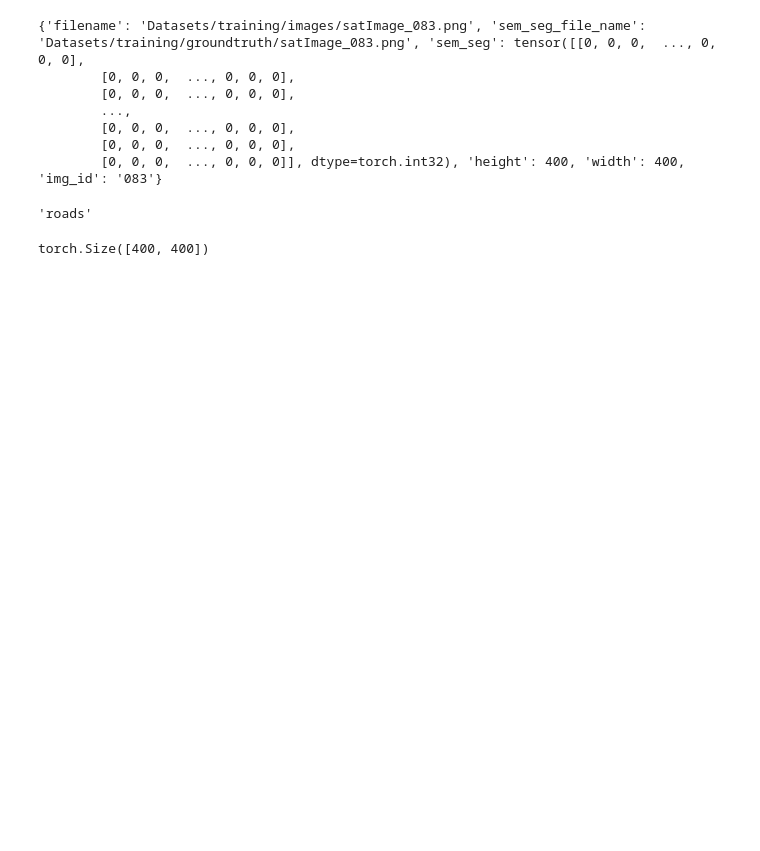
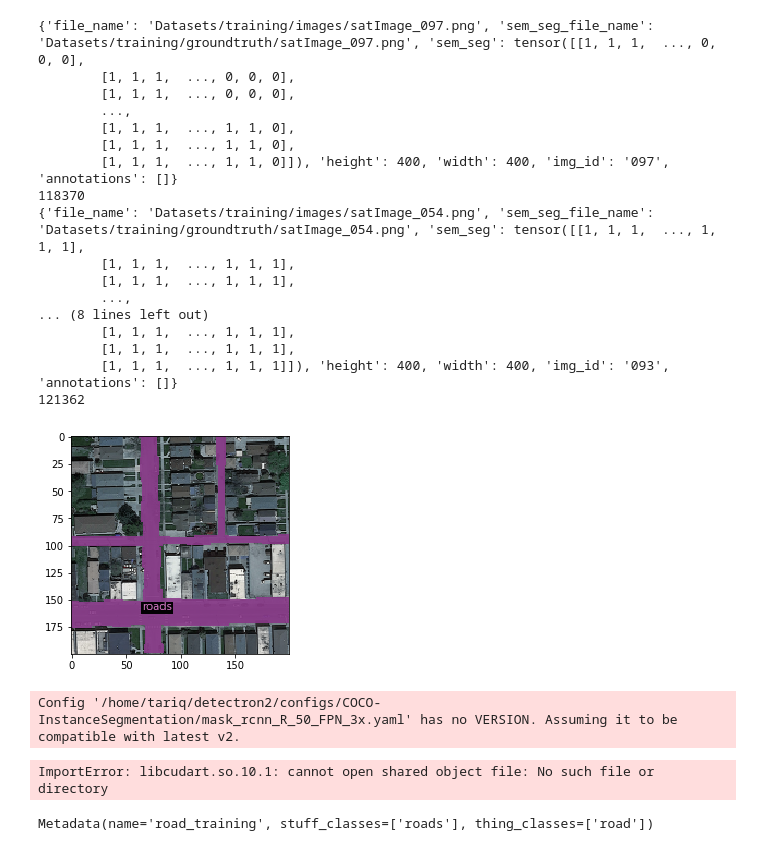
Before and after one commit to Kaabachi/Road-Segmentation, a Jupyter notebook: detectron_test.ipynb, the cells around one changed output. Cells and saved outputs as stored; diff of their text form; code cells hidden in the pictures; blank space fills up the shorter version.

```diff
--- a/detectron_test.ipynb
+++ b/detectron_test.ipynb
@@ -33,10 +36,13 @@ def groundtruth_to_sem_seg(img_path):
     Transform a binary .jpg image to torch.tensor for sem_seg
     """
     image = Image.open(img_path)
-    tensor_mask = transforms.ToTensor()(image).int().squeeze_()
+    image = np.array(image).astype(int)
+    image[image > 0] = 1
+    image = 1 - image
+    tensor_mask = torch.from_numpy(image).squeeze_()
     return tensor_mask
 # %%
-def get_data_dicts(img_dir):
+def get_data_dicts(img_dir=Path("./Datasets/training")):
     """
     Function to return the json dicts to detectron2
     """
@@ -48,12 +54,13 @@ def get_data_dicts(img_dir):
         img_id = img_path.name.split("_")[1].split(".")[0]
         sem_seg = groundtruth_to_sem_seg(sem_seg_file_name)
         img_dict = {
-            "filename": str(filename),
+            "file_name": str(filename),
             "sem_seg_file_name": str(sem_seg_file_name),
             "sem_seg": sem_seg,
             "height": height,
             "width": width,
             "img_id": img_id,
+            "annotations": [],
         }
         data_dicts.append(img_dict)
     return data_dicts
@@ -71,23 +98,62 @@ road_metadata = MetadataCatalog.get("road_training")
 # %%
 for d in random.sample(dataset_dicts, 3):
     print(d)
-    img = cv2.imread(d["filename"])
+    img = cv2.imread(d["file_name"])
     visualizer = Visualizer(img[:, :, ::-1], metadata=road_metadata,
                             scale=0.5)
-    #vis = visualizer.draw_dataset_dict(d)
+    vis = visualizer.draw_dataset_dict(d)
     vis = visualizer.draw_sem_seg(sem_seg=d["sem_seg"])
-    cv2.imshow(d["img_id"] ,vis.get_image()[:, :, ::-1])
-    cv2.waitKey(0)
-    cv2.destroyAllWindows()
+    plt.imshow(vis.get_image()[:, :, ::-1])
+    #cv2.imshow(d["img_id"] ,vis.get_image()[:, :, ::-1])
+    #cv2.waitKey(0)
+    #cv2.destroyAllWindows()
+    print(np.count_nonzero(d["sem_seg"].numpy()))
 # %% [output]
-{'filename': 'Datasets/training/images/satImage_083.png', 'sem_seg_file_name': 'Datasets/training/groundtruth/satImage_083.png', 'sem_seg': tensor([[0, 0, 0,  ..., 0, 0, 0],
-        [0, 0, 0,  ..., 0, 0, 0],
-        [0, 0, 0,  ..., 0, 0, 0],
+{'file_name': 'Datasets/training/images/satImage_097.png', 'sem_seg_file_name': 'Datasets/training/groundtruth/satImage_097.png', 'sem_seg': tensor([[1, 1, 1,  ..., 0, 0, 0],
+        [1, 1, 1,  ..., 0, 0, 0],
+        [1, 1, 1,  ..., 0, 0, 0],
         ...,
-        [0, 0, 0,  ..., 0, 0, 0],
-        [0, 0, 0,  ..., 0, 0, 0],
-        [0, 0, 0,  ..., 0, 0, 0]], dtype=torch.int32), 'height': 400, 'width': 400, 'img_id': '083'}
+        [1, 1, 1,  ..., 1, 1, 0],
+        [1, 1, 1,  ..., 1, 1, 0],
+        [1, 1, 1,  ..., 1, 1, 0]]), 'height': 400, 'width': 400, 'img_id': '097', 'annotations': []}
+118370
+{'file_name': 'Datasets/training/images/satImage_054.png', 'sem_seg_file_name': 'Datasets/training/groundtruth/satImage_054.png', 'sem_seg': tensor([[1, 1, 1,  ..., 1, 1, 1],
+        [1, 1, 1,  ..., 1, 1, 1],
+        [1, 1, 1,  ..., 1, 1, 1],
+        ...,
+... (8 lines left out)
+        [1, 1, 1,  ..., 1, 1, 1],
+        [1, 1, 1,  ..., 1, 1, 1],
+        [1, 1, 1,  ..., 1, 1, 1]]), 'height': 400, 'width': 400, 'img_id': '093', 'annotations': []}
+121362
+[figure, added]
+# %%
+from detectron2.engine import DefaultTrainer
+from detectron2.config import get_cfg
+
+DETECTRON = Path("/home/tariq/detectron2/")
+
+cfg = get_cfg()
+cfg.merge_from_file(str(DETECTRON / "configs/COCO-InstanceSegmentation/mask_rcnn_R_50_FPN_3x.yaml"))
+cfg.DATASETS.TRAIN = ("road_training",)
+cfg.DATASETS.TEST = ()
+cfg.DATALOADER.NUM_WORKERS = 2
+cfg.MODEL.WEIGHTS = "detectron2://ImageNetPretrained/MSRA/R-50.pkl"  # initialize from model zoo
+cfg.SOLVER.IMS_PER_BATCH = 2
+cfg.SOLVER.BASE_LR = 0.00025
+cfg.SOLVER.MAX_ITER = 300    # 300 iterations seems good enough, but you can certainly train longer
+#cfg.MODEL.ROI_HEADS.BATCH_SIZE_PER_IMAGE = 128   # faster, and good enough for this toy dataset
+#cfg.MODEL.ROI_HEADS.NUM_CLASSES = 1  # only has one class (ballon)
+cfg.MODEL.DEVICE = "cpu"
+
+os.makedirs(cfg.OUTPUT_DIR, exist_ok=True)
+trainer = DefaultTrainer(cfg)
+trainer.resume_or_load(resume=False)
+trainer.train()
+# %% [output]
+Config '/home/tariq/detectron2/configs/COCO-InstanceSegmentation/mask_rcnn_R_50_FPN_3x.yaml' has no VERSION. Assuming it to be compatible with latest v2.
+ImportError: libcudart.so.10.1: cannot open shared object file: No such file or directory
 # %%
-road_metadata.stuff_classes[0]
+road_metadata
 # %% [output]
-'roads'
+Metadata(name='road_training', stuff_classes=['roads'], thing_classes=['road'])
@@ -98,5 +159,0 @@ img = Image.open(img_path)
-# %%
-from torchvision import transforms
-transforms.ToTensor()(img).squeeze_().shape
-# %% [output]
-torch.Size([400, 400])
```
Also changed, not shown: parts of 4 cells of this notebook.
